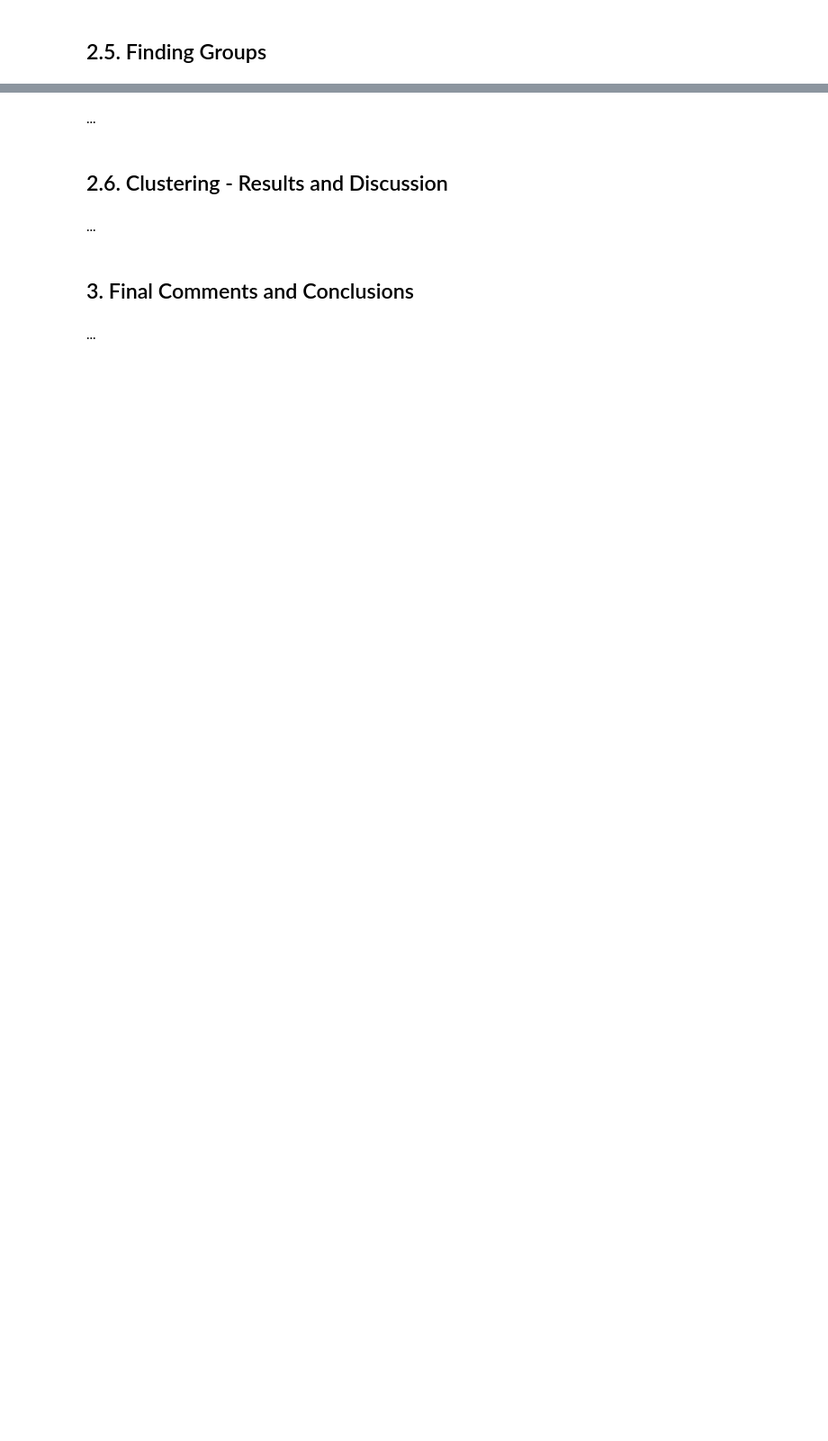
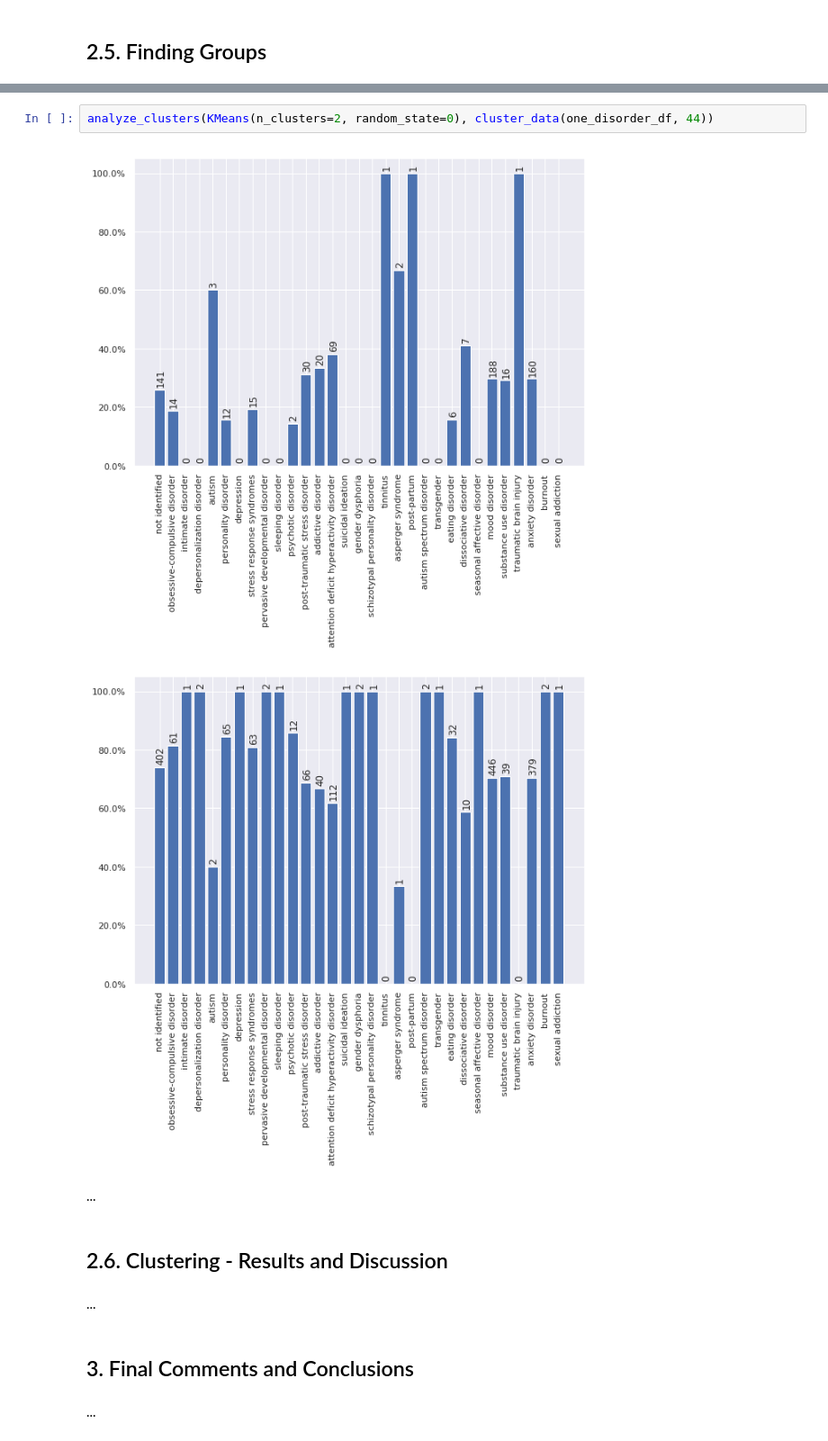
Before and after one commit to jakmak24/ML_health, a Jupyter notebook: AA_201819_Project.ipynb, the cells around one changed output, grey strips where cells are left out. Shown at 90% size. Saved outputs shown, nothing was run; the diff lists cells and outputs as text; blank space fills up the shorter version.

```diff
--- a/AA_201819_Project.ipynb
+++ b/AA_201819_Project.ipynb
@@ -1240,3 +1255,8 @@ analyze_clusters(AgglomerativeClustering(linkage="average", n_clusters=2), x_dat
+# %%
+analyze_clusters(KMeans(n_clusters=2, random_state=0), cluster_data(one_disorder_df, 44))
+# %% [output]
+[figure, added]
+[figure, added]
 # %% [markdown]
 ...
 # %% [markdown]
```
Also changed, not shown: parts of 16 cells of this notebook.
